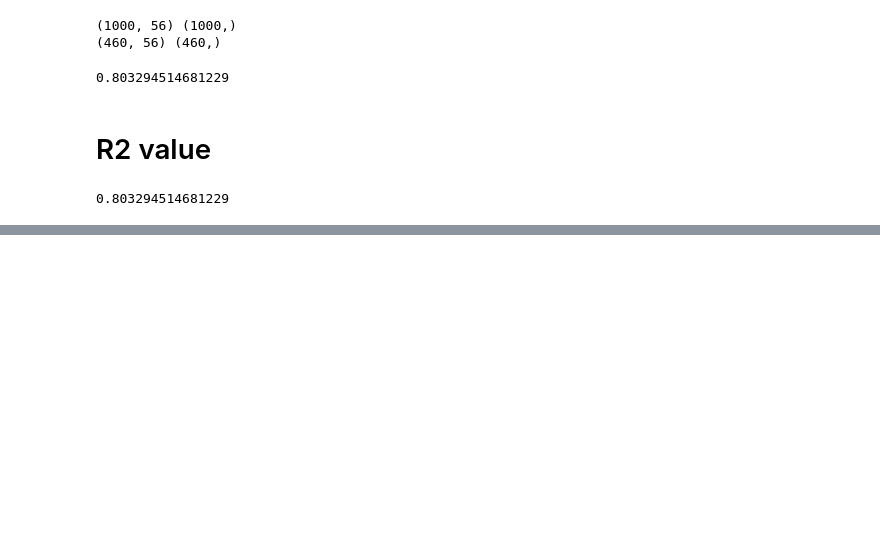
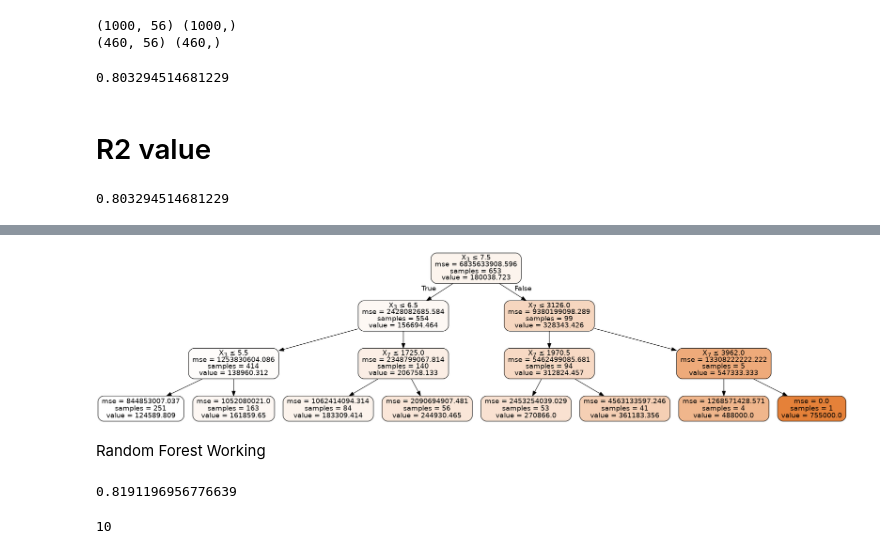
Before and after one commit to avs20/GNoidaMLBatch, a Jupyter notebook: Lesson1-RandomForest.ipynb, the cells around one changed output, grey strips where cells are left out. Saved outputs shown, nothing was run; the diff lists cells and outputs as text; code cells hidden in the pictures; blank space fills up the shorter version.

```diff
--- a/Lesson1-RandomForest.ipynb
+++ b/Lesson1-RandomForest.ipynb
@@ -201,0 +242,7 @@ r2
+# %%
+model = RandomForestRegressor(n_jobs = -1,
+                              n_estimators=1, max_depth=3)
+
+model.fit(train_X, train_y)
+
+model.score(test_X, test_y)
@@ -201,0 +272,26 @@ r2
+# %%
+from sklearn.externals.six import StringIO
+from IPython.display import Image
+from sklearn.tree import export_graphviz
+import pydotplus
+dot_data = StringIO()
+export_graphviz(model.estimators_[0], out_file=dot_data,
+                filled=True, rounded=True,
+                special_characters=True)
+graph = pydotplus.graph_from_dot_data(dot_data.getvalue())
+Image(graph.create_png())
+# %% [output]
+[figure, added]
+# %% [markdown]
+Random Forest Working
+# %%
+model = RandomForestRegressor(n_jobs=-1)
+model.fit(train_X, train_y)
+
+model.score(test_X, test_y)
+# %% [output]
+0.8191196956776639
+# %%
+len(model.estimators_)
+# %% [output]
+10
```
Also changed, not shown: parts of 19 cells of this notebook.
